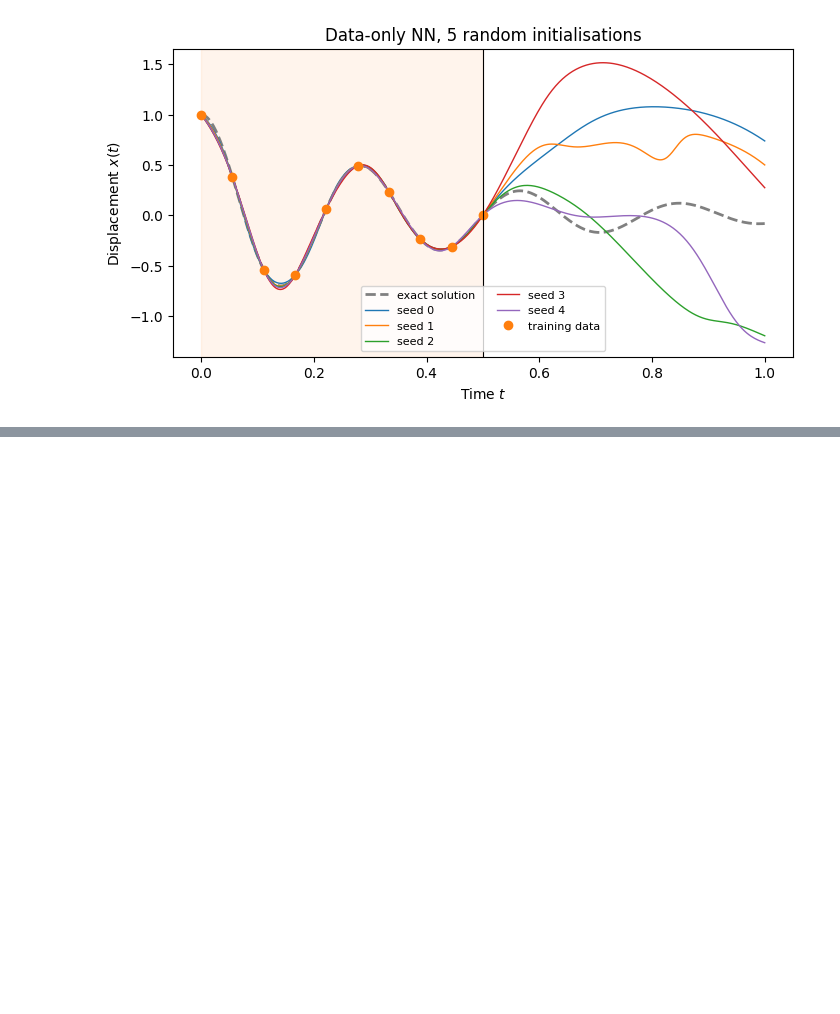
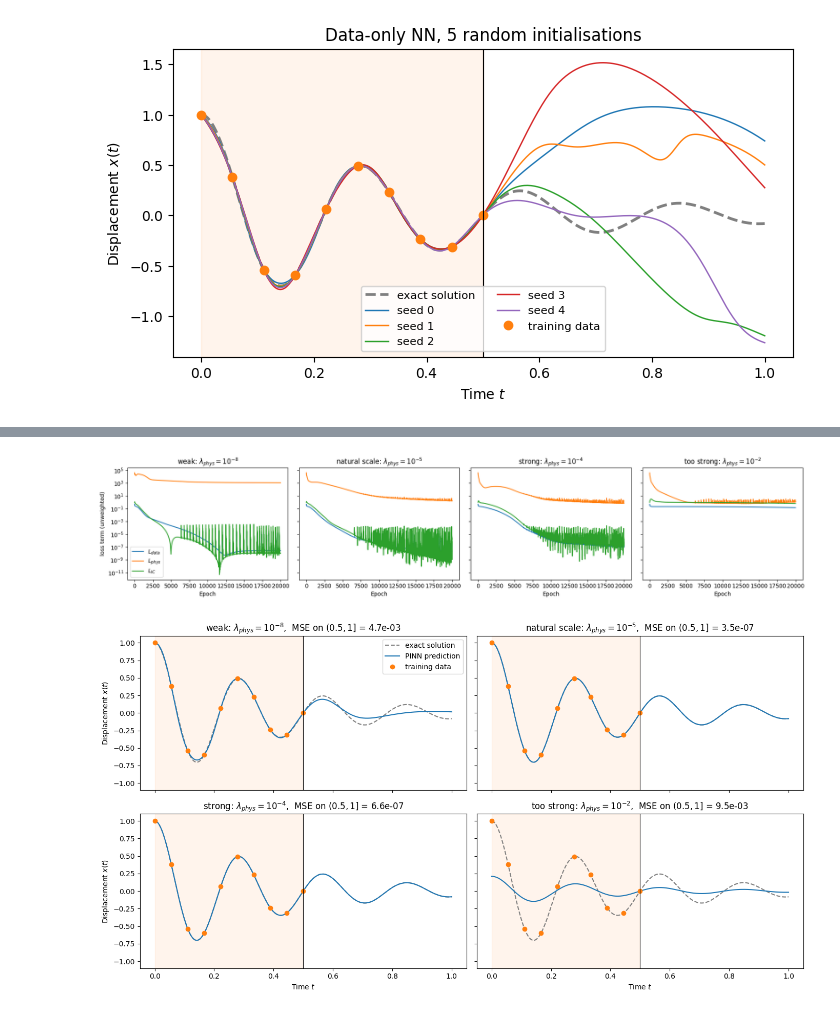
Before and after one commit to mu-10/02456_PINNs, a Jupyter notebook: task2.ipynb, the cells around one changed output, grey strips where cells are left out. Saved outputs shown, nothing was run; the diff lists cells and outputs as text; code cells hidden in the pictures; blank space fills up the shorter version.

```diff
--- a/task2.ipynb
+++ b/task2.ipynb
@@ -191,0 +484,18 @@ plt.show()
+# %%
+# different values of the physics loss weight test
+
+lambda_values = [1e-9, 1e-8, 1e-7, 1e-6, 1e-5, 1e-4, 1e-3, 1e-2, 1e-1]
+runs = {lambda_phys: (net_pinn, history_pinn)}
+for lam in lambda_values:
+    if lam not in runs:
+        runs[lam] = train_pinn_manual(lam, lambda_ic)
+
+_, mse_in_data_only, mse_out_data_only = evaluate(net)
+print(f"{'lambda_phys':>12s} {'L_data':>10s} {'L_phys':>10s} {'L_IC':>10s} {'MSE [0,0.5]':>12s} {'MSE (0.5,1]':>12s}")
+print(f"{'0 (Task 2.2)':>12s} {losses[-1]:10.2e} {'-':>10s} {'-':>10s} {mse_in_data_only:12.2e} {mse_out_data_only:12.2e}")
+
+# separate PINN for each value of lambda_phys
+for lam in lambda_values:
+    net_lam, hist = runs[lam]
+    _, mse_in, mse_out = evaluate(net_lam)
+    print(f"{lam:12.0e} {hist['L_data'][-1]:10.2e} {hist['L_phys'][-1]:10.2e} {hist['L_ic'][-1]:10.2e} {mse_in:12.2e} {mse_out:12.2e}")
@@ -191,0 +514,40 @@ plt.show()
+# %%
+# loss components for different values of lambda_phys comparison
+
+shown = [(1e-8, 'weak'), (1e-5, 'natural scale'), (1e-4, 'strong'), (1e-2, 'too strong')]
+
+fig, axes = plt.subplots(1, 4, figsize=(18, 3.8), sharey=True)
+for ax, (lam, label) in zip(axes, shown):
+    hist = runs[lam][1]
+    ax.semilogy(hist['L_data'], label='$L_{data}$')
+    ax.semilogy(hist['L_phys'], label='$L_{phys}$')
+    ax.semilogy(hist['L_ic'], label='$L_{IC}$')
+    ax.set_title(f'{label}: $\\lambda_{{phys}} = 10^{{{int(np.log10(lam))}}}$')
+    ax.set_xlabel('Epoch')
+axes[0].set_ylabel('loss term (unweighted)')
+axes[0].legend()
+plt.tight_layout()
+plt.show()
+
+
+# compare the PINN predictions for different physics loss weights
+fig, axes = plt.subplots(2, 2, figsize=(14, 7.5), sharex=True, sharey=True)
+for ax, (lam, label) in zip(axes.ravel(), shown):
+    x_pred, mse_in, mse_out = evaluate(runs[lam][0])
+    ax.plot(t_test, x_exact, color='grey', ls='--', label='exact solution')
+    ax.plot(t_test, x_pred, color='tab:blue', label='PINN prediction')
+    ax.plot(t_data, x_data, 'o', color='tab:orange', label='training data')
+    ax.axvspan(0, 0.5, color='tab:orange', alpha=0.08)
+    ax.axvline(0.5, color='k', lw=0.8)
+    ax.set_ylim(-1.1, 1.1)
+    ax.set_title(f'{label}: $\\lambda_{{phys}} = 10^{{{int(np.log10(lam))}}}$,  MSE on $(0.5, 1]$ = {mse_out:.1e}')
+for ax in axes[1]:
+    ax.set_xlabel('Time $t$')
+for ax in axes[:, 0]:
+    ax.set_ylabel('Displacement $x(t)$')
+axes[0, 0].legend(loc='upper right')
+plt.tight_layout()
+plt.show()
+# %% [output]
+[figure, added]
+[figure, added]
```
Also changed, not shown: parts of 23 cells of this notebook.
